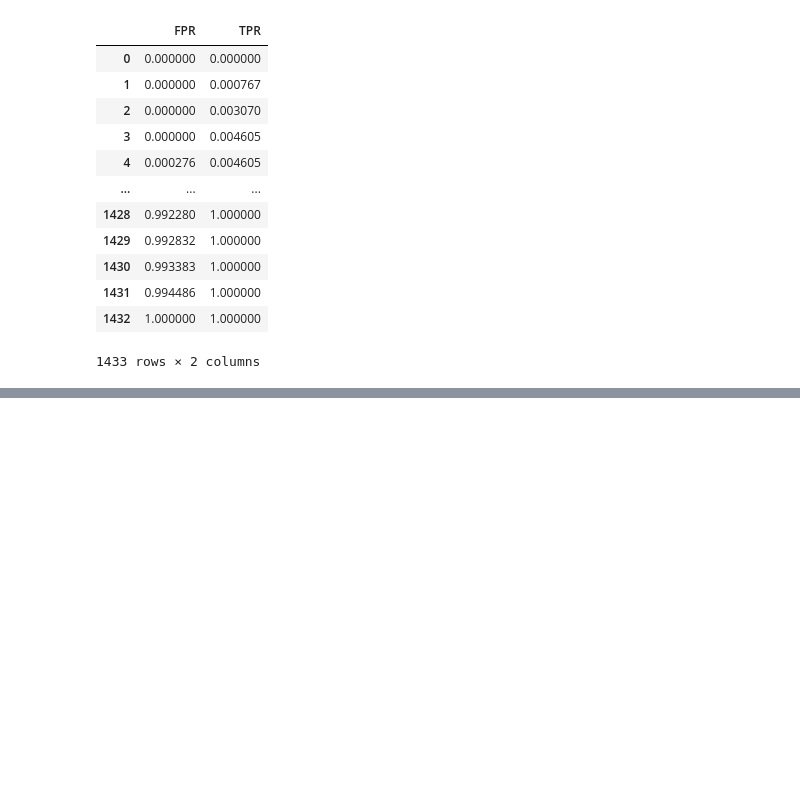
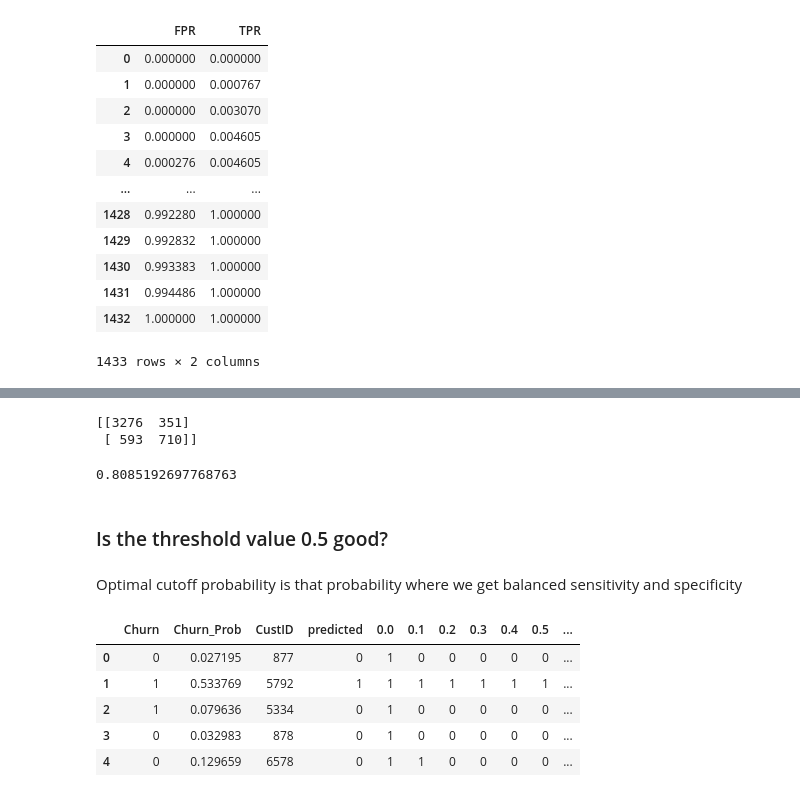
Before and after one commit to asa1997/CarPricePrediction, a Jupyter notebook: Telecom_Customer_Churn/Telecom_CustomerChurn.ipynb, the cells around one changed output, grey strips where cells are left out. Drawn from its saved outputs; the diff is of its cells as text; code cells hidden in the pictures; blank space fills up the shorter version.

```diff
--- a/Telecom_Customer_Churn/Telecom_CustomerChurn.ipynb
+++ b/Telecom_Customer_Churn/Telecom_CustomerChurn.ipynb
@@ -857,0 +897,34 @@ pd.DataFrame(zip(lr_fpr, lr_tpr), columns=('FPR', 'TPR'))
+# %%
+from sklearn import metrics
+
+confusion_matrix = metrics.confusion_matrix(y_train_pred_final.Churn, y_train_pred_final.predicted)
+print(confusion_matrix)
+# %% [output]
+[[3276  351]
+ [ 593  710]]
+# %%
+# Overall accuracy
+
+print(metrics.accuracy_score(y_train_pred_final.Churn,y_train_pred_final.predicted))
+# %% [output]
+0.8085192697768763
+# %% [markdown]
+### Is the threshold value 0.5 good?
+# %% [markdown]
+Optimal cutoff probability is that probability where we get balanced sensitivity and specificity
+# %%
+# creating columns with  different threshold cutoff values
+
+cutoffs = [float(x)/10 for x in range(10)]
+
+for i in cutoffs:
+    y_train_pred_final[i] = y_train_pred_final.Churn_Prob.map(lambda x: 1 if x > i else 0)
+
+y_train_pred_final.head()
+# %% [output]
+|  | Churn | Churn_Prob | CustID | predicted | 0.0 | 0.1 | 0.2 | 0.3 | 0.4 | 0.5 | ... |
+| 0 | 0 | 0.027195 | 877 | 0 | 1 | 0 | 0 | 0 | 0 | 0 | ... |
+| 1 | 1 | 0.533769 | 5792 | 1 | 1 | 1 | 1 | 1 | 1 | 1 | ... |
+| 2 | 1 | 0.079636 | 5334 | 0 | 1 | 0 | 0 | 0 | 0 | 0 | ... |
+| 3 | 0 | 0.032983 | 878 | 0 | 1 | 0 | 0 | 0 | 0 | 0 | ... |
+| 4 | 0 | 0.129659 | 6578 | 0 | 1 | 1 | 0 | 0 | 0 | 0 | ... |
```
Also changed, not shown: parts of 20 cells of this notebook.
